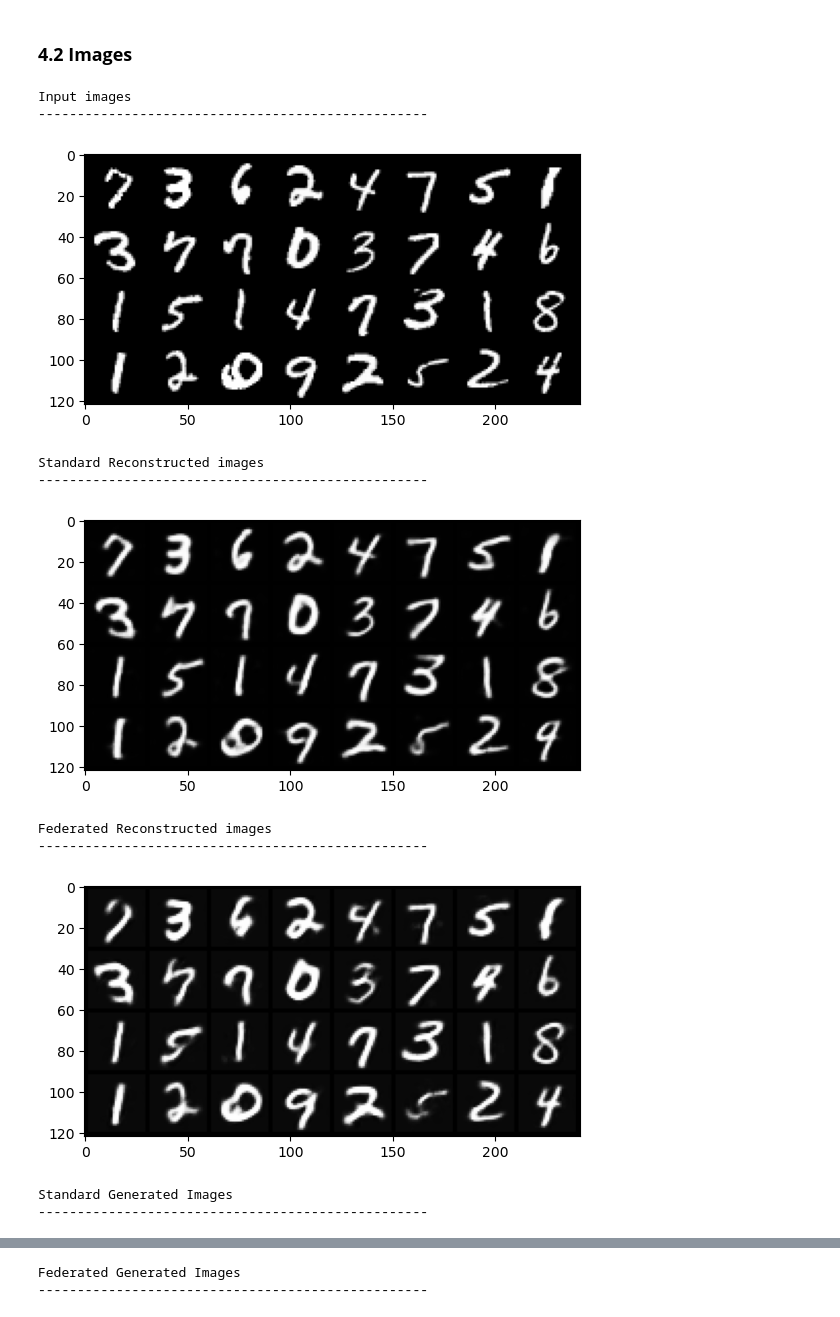
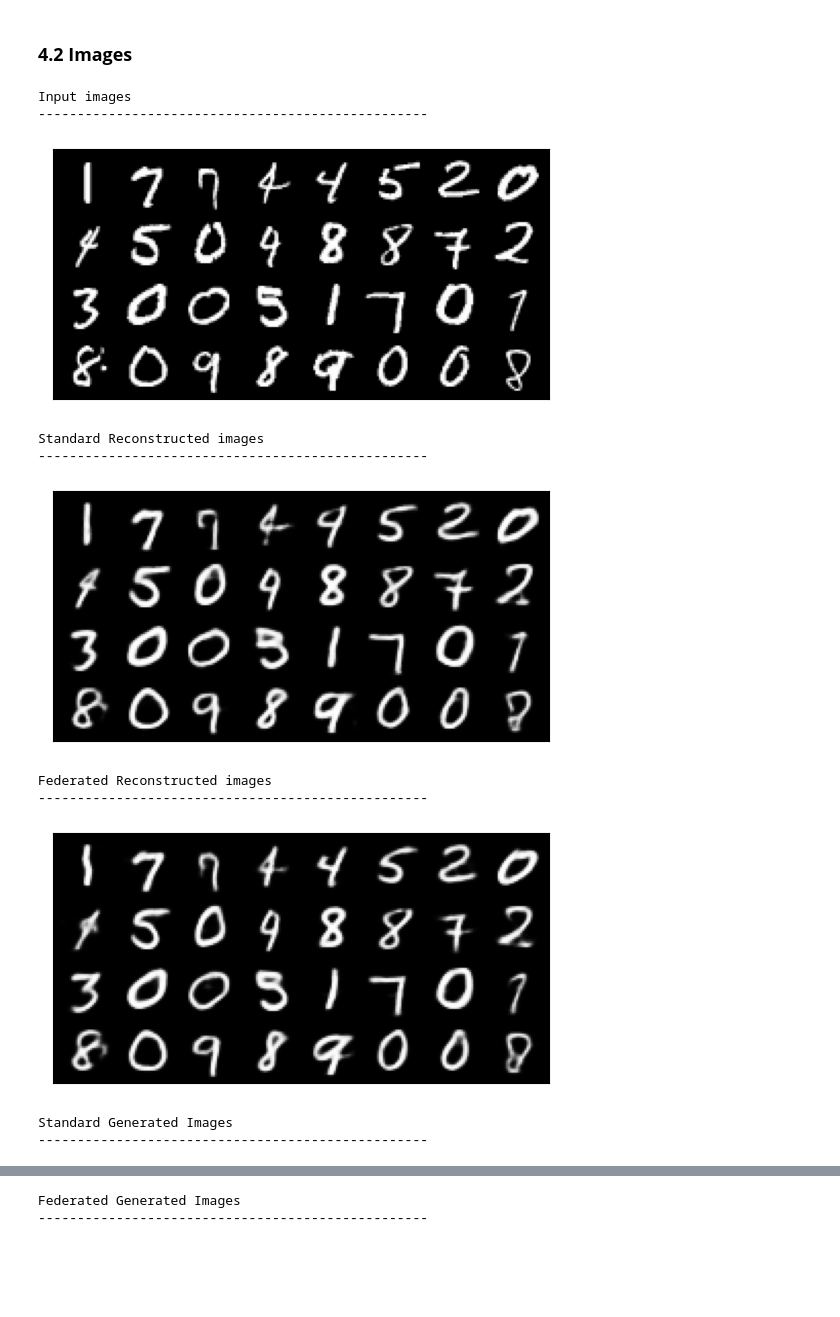
Before and after one commit to hugo-dugdale/federated_VAE_MNIST, a Jupyter notebook: federated_VAE.ipynb, the cells around one changed output, grey strips where cells are left out. Drawn from its saved outputs; the diff is of its cells as text; code cells hidden in the pictures; blank space fills up the shorter version.

```diff
--- a/federated_VAE.ipynb
+++ b/federated_VAE.ipynb
@@ -245,9 +260,9 @@ VAE(
 )
 # %%
 # Initialise loss dictionary
-losses = {'recon': [],
-          'kl': [],
-          'training': []
+losses = {'Reconstruction': [],
+          'KL': [],
+          'Training': []
           }
 
 # Begin training
@@ -290,8 +305,8 @@ for epoch in range(N_EPOCHS):
             tepoch.set_postfix(loss=train_loss.item())
 
         # Average epoch loss
-        losses['recon'].append(running_recon_loss/batch_idx+1)
-        losses['kl'].append(running_kl_loss/batch_idx+1)
-        losses['training'].append(running_train_loss/batch_idx+1)
+        losses['Reconstruction'].append(running_recon_loss/batch_idx+1)
+        losses['KL'].append(running_kl_loss/batch_idx+1)
+        losses['Training'].append(running_train_loss/batch_idx+1)
 # %% [output]
 Beginning Standard VAE training...
@@ -309,9 +325,9 @@ criterion = VAELoss()
 models = [copy.deepcopy(FederatedVAE) for _ in range(N_CENTRES)]
 # %%
 # Loss dictionary
-fed_losses = {'recon': [],
-             'kl': [],
-             'training': []
+fed_losses = {'Reconstruction': [],
+              'KL': [],
+              'Training': []
              }
 
 # Begin training
@@ -365,9 +381,9 @@ for round_idx in range(N_ROUNDS):
     init_params = trained_model.state_dict()
 
     # Average loss over round
-    fed_losses['recon'].append(running_recon_loss/(batch_idx+1)*4)
-    fed_losses['kl'].append(running_kl_loss/(batch_idx+1)*4)
-    fed_losses['training'].append(running_train_loss/(batch_idx+1)*4)
+    fed_losses['Reconstruction'].append(running_recon_loss/(batch_idx+1)*4)
+    fed_losses['KL'].append(running_kl_loss/(batch_idx+1)*4)
+    fed_losses['Training'].append(running_train_loss/(batch_idx+1)*4)
 
 # Save final model
 FederatedVAE = trained_model
@@ -405,7 +426,11 @@ sample_inputs, _ = next(iter(test_loader))
 fixed_input = sample_inputs[0:32, :, :, :]
 img = make_grid(fixed_input, nrow=8, padding=2, normalize=False,
                 range=None, scale_each=False, pad_value=0)
+ax = plt.gca()
+ax.axes.xaxis.set_visible(False)
+ax.axes.yaxis.set_visible(False)
 show(img)
+plt.savefig(os.path.join(figure_dir, 'inputs'))
 plt.show()
 
 
@@ -420,7 +445,11 @@ with torch.no_grad():
     recon_batch = recon_batch.view(recon_batch.shape[0], 1, 28, 28)
     recon_batch = make_grid(recon_batch, nrow=8, padding=2, normalize=False,
                             range=None, scale_each=False, pad_value=0)
+    ax = plt.gca()
+    ax.axes.xaxis.set_visible(False)
+    ax.axes.yaxis.set_visible(False)
     show(recon_batch)
+    plt.savefig(os.path.join(figure_dir, 'standard_reconstructions'))
     plt.show()
 
 print('Federated Reconstructed images')
@@ -434,7 +463,11 @@ with torch.no_grad():
     recon_batch = recon_batch.view(recon_batch.shape[0], 1, 28, 28)
     recon_batch = make_grid(recon_batch, nrow=8, padding=2, normalize=False,
                             range=None, scale_each=False, pad_value=0)
+    ax = plt.gca()
+    ax.axes.xaxis.set_visible(False)
+    ax.axes.yaxis.set_visible(False)
     show(recon_batch)
+    plt.savefig(os.path.join(figure_dir, 'federated_reconstructions'))
     plt.show()
 
 print('Standard Generated Images')
@@ -444,37 +477,45 @@ n_samples = 256
 z = torch.randn(n_samples, LATENT_DIM).to(device)
 with torch.no_grad():
     samples = StandardVAE.decode(z)
     samples = samples.view(n_samples, 1, 28, 28)
     samples = samples.cpu()
     samples = make_grid(samples, nrow=16, padding=2, normalize=False,
                         range=None, scale_each=False, pad_value=0)
     plt.figure(figsize = (8,8))
+    ax = plt.gca()
+    ax.axes.xaxis.set_visible(False)
+    ax.axes.yaxis.set_visible(False)
     show(samples)
+    plt.savefig(os.path.join(figure_dir, 'standard_generations'))
     plt.show()
 
 print('Federated Generated Images')
 print('-'*50)
 FederatedVAE.eval()
 n_samples = 256
 z = torch.randn(n_samples, LATENT_DIM).to(device)
 with torch.no_grad():
     samples = FederatedVAE.decode(z)
     samples = samples.view(n_samples, 1, 28, 28)
     samples = samples.cpu()
     samples = make_grid(samples, nrow=16, padding=2, normalize=False,
                         range=None, scale_each=False, pad_value=0)
     plt.figure(figsize = (8,8))
+    ax = plt.gca()
+    ax.axes.xaxis.set_visible(False)
+    ax.axes.yaxis.set_visible(False)
+    plt.savefig(os.path.join(figure_dir, 'federated_generations'))
     show(samples)
     plt.show()
 # %% [output]
 Input images
 --------------------------------------------------
-[figure, old version]
+[figure, new version]
 Standard Reconstructed images
 --------------------------------------------------
-[figure, old version]
+[figure, new version]
 Federated Reconstructed images
 --------------------------------------------------
-[figure, old version]
+[figure, new version]
 Standard Generated Images
 --------------------------------------------------
```
Also changed, not shown: parts of 11 cells of this notebook, 8 other files.
